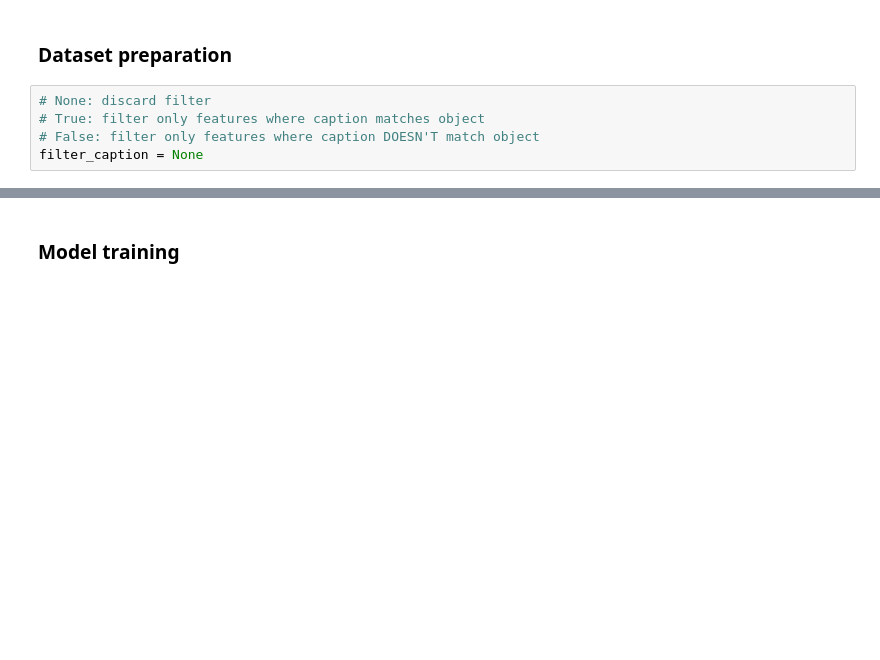
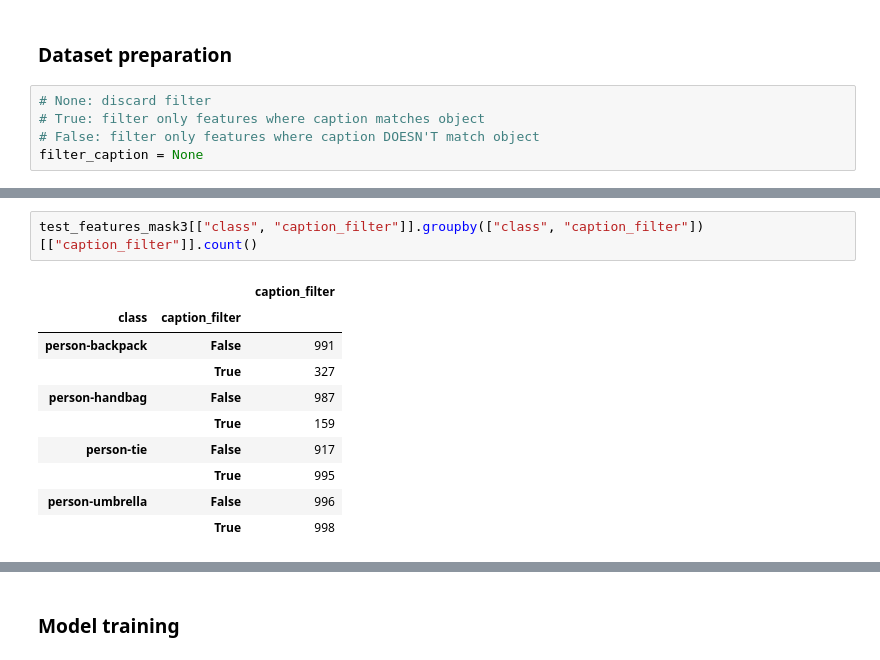
Before and after one commit to bodias/vision-transformers-analysis, a Jupyter notebook: sample_image_captioning/decoding_task-experiments.ipynb, the cells around one changed output, grey strips where cells are left out. Cells and saved outputs as stored; diff of their text form; blank space fills up the shorter version.

```diff
--- a/sample_image_captioning/decoding_task-experiments.ipynb
+++ b/sample_image_captioning/decoding_task-experiments.ipynb
@@ -124 +350,14 @@ Processing file 'feat-tokens_act-1-33.pickle'
+# %%
+test_features_mask3[["class", "caption_filter"]].groupby(["class", "caption_filter"])[["caption_filter"]].count()
+# %% [output]
+|  |  | caption_filter |
+| class | caption_filter |  |
+| person-backpack | False | 991 |
+|  | True | 327 |
+| person-handbag | False | 987 |
+|  | True | 159 |
+| person-tie | False | 917 |
+|  | True | 995 |
+| person-umbrella | False | 996 |
+|  | True | 998 |
 # %%
```
Also changed, not shown: parts of 36 cells of this notebook, 10 other files.
